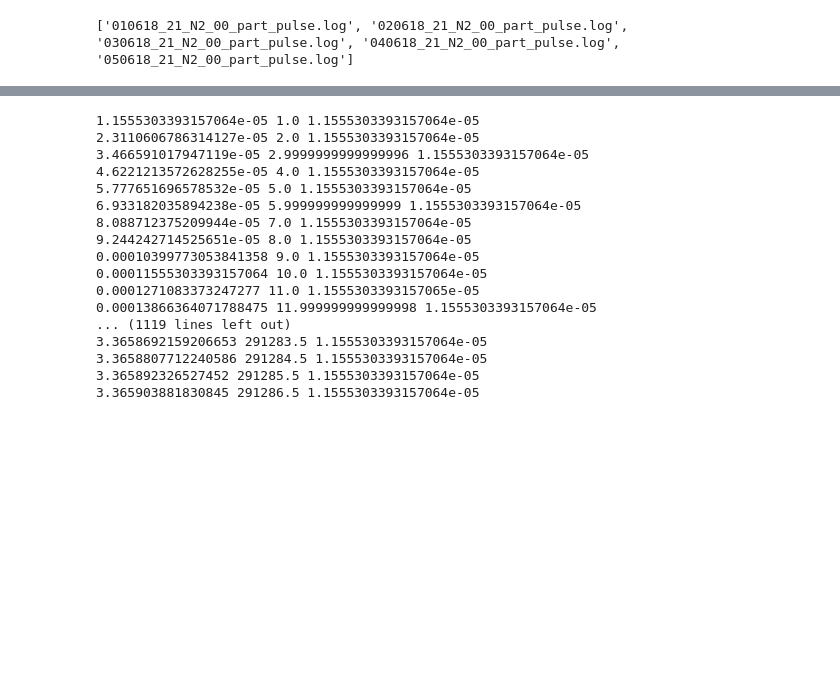
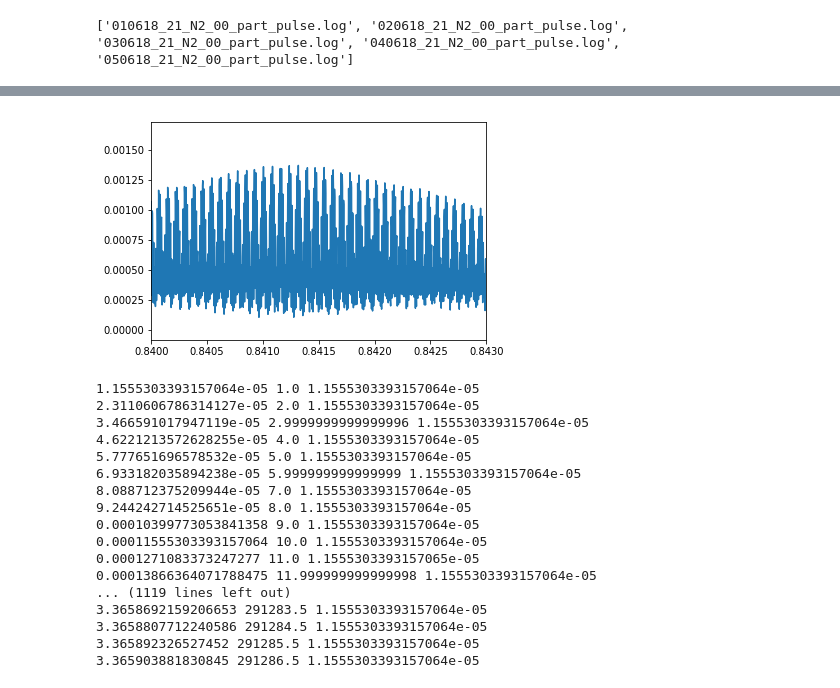
Before and after one commit to KazAndr/bsa3, a Jupyter notebook: det_period_in_joined.ipynb, the cells around one changed output, grey strips where cells are left out. Drawn from its saved outputs; the diff is of its cells as text; code cells hidden in the pictures; blank space fills up the shorter version.

```diff
--- a/det_period_in_joined.ipynb
+++ b/det_period_in_joined.ipynb
@@ -48,3 +74,9 @@ plt.show()
+# %%
+plt.plot(f, amplitude_envelope)
+plt.xlim(0.84, 0.843)
+plt.show()
+# %% [output]
+[figure, added]
 # %%
 _, points = np.where([Pxx_den > 0.3*max(Pxx_den)])
 # %%
```
Also changed, not shown: parts of 8 cells of this notebook.
